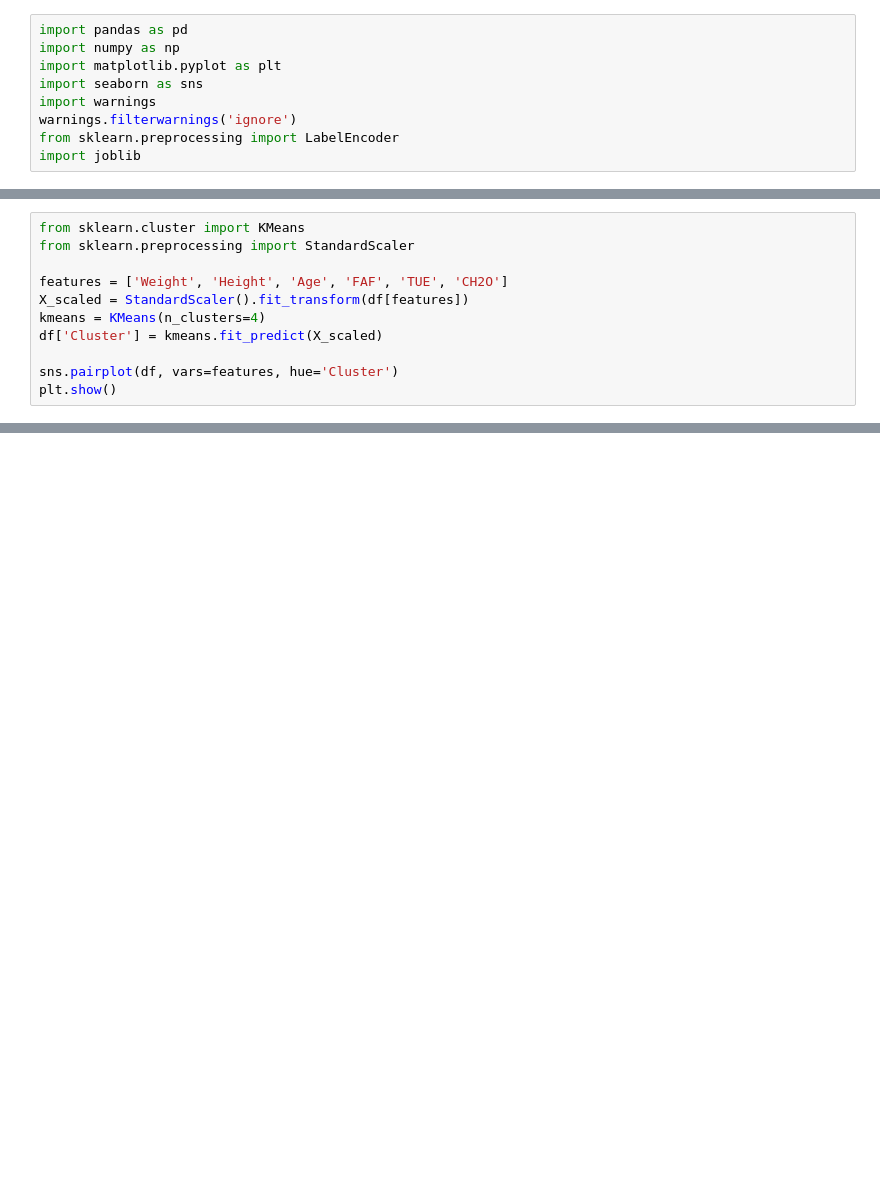
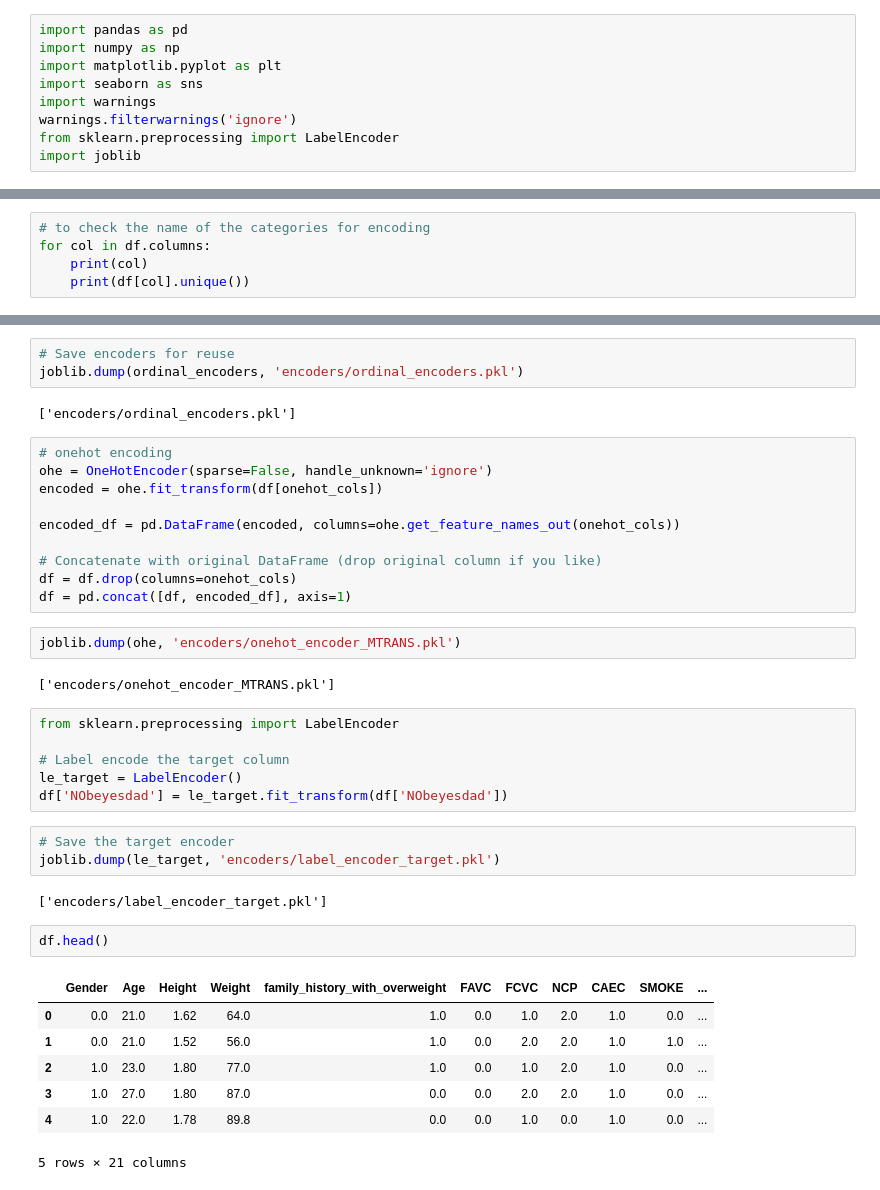
Before and after one commit to parteek020202/ObesitySense, a Jupyter notebook: Untitled.ipynb, the cells around one changed output, grey strips where cells are left out. Drawn from its saved outputs; the diff is of its cells as text; blank space fills up the shorter version.

```diff
--- a/Untitled.ipynb
+++ b/Untitled.ipynb
@@ -140,11 +157,0 @@ plt.show()
-# %%
-from sklearn.cluster import KMeans
-from sklearn.preprocessing import StandardScaler
-
-features = ['Weight', 'Height', 'Age', 'FAF', 'TUE', 'CH2O']
-X_scaled = StandardScaler().fit_transform(df[features])
-kmeans = KMeans(n_clusters=4)
-df['Cluster'] = kmeans.fit_predict(X_scaled)
-
-sns.pairplot(df, vars=features, hue='Cluster')
-plt.show()
@@ -152,0 +158,5 @@ plt.show()
+# %%
+# to check the name of the categories for encoding
+for col in df.columns:
+    print(col)
+    print(df[col].unique())
@@ -152,0 +237,40 @@ plt.show()
+# %%
+# Save encoders for reuse
+joblib.dump(ordinal_encoders, 'encoders/ordinal_encoders.pkl')
+# %% [output]
+['encoders/ordinal_encoders.pkl']
+# %%
+# onehot encoding
+ohe = OneHotEncoder(sparse=False, handle_unknown='ignore')
+encoded = ohe.fit_transform(df[onehot_cols])
+
+encoded_df = pd.DataFrame(encoded, columns=ohe.get_feature_names_out(onehot_cols))
+
+# Concatenate with original DataFrame (drop original column if you like)
+df = df.drop(columns=onehot_cols)
+df = pd.concat([df, encoded_df], axis=1)
+# %%
+joblib.dump(ohe, 'encoders/onehot_encoder_MTRANS.pkl')
+# %% [output]
+['encoders/onehot_encoder_MTRANS.pkl']
+# %%
+from sklearn.preprocessing import LabelEncoder
+
+# Label encode the target column
+le_target = LabelEncoder()
+df['NObeyesdad'] = le_target.fit_transform(df['NObeyesdad'])
+# %%
+# Save the target encoder
+joblib.dump(le_target, 'encoders/label_encoder_target.pkl')
+# %% [output]
+['encoders/label_encoder_target.pkl']
+# %%
+df.head()
+# %% [output]
+|  | Gender | Age | Height | Weight | family_history_with_overweight | FAVC | FCVC | NCP | CAEC | SMOKE | ... |
+| 0 | 0.0 | 21.0 | 1.62 | 64.0 | 1.0 | 0.0 | 1.0 | 2.0 | 1.0 | 0.0 | ... |
+| 1 | 0.0 | 21.0 | 1.52 | 56.0 | 1.0 | 0.0 | 2.0 | 2.0 | 1.0 | 1.0 | ... |
+| 2 | 1.0 | 23.0 | 1.80 | 77.0 | 1.0 | 0.0 | 1.0 | 2.0 | 1.0 | 0.0 | ... |
+| 3 | 1.0 | 27.0 | 1.80 | 87.0 | 0.0 | 0.0 | 2.0 | 2.0 | 1.0 | 0.0 | ... |
+| 4 | 1.0 | 22.0 | 1.78 | 89.8 | 0.0 | 0.0 | 1.0 | 0.0 | 1.0 | 0.0 | ... |
+5 rows × 21 columns
```
Also changed, not shown: parts of 25 cells of this notebook, 6 other files.
